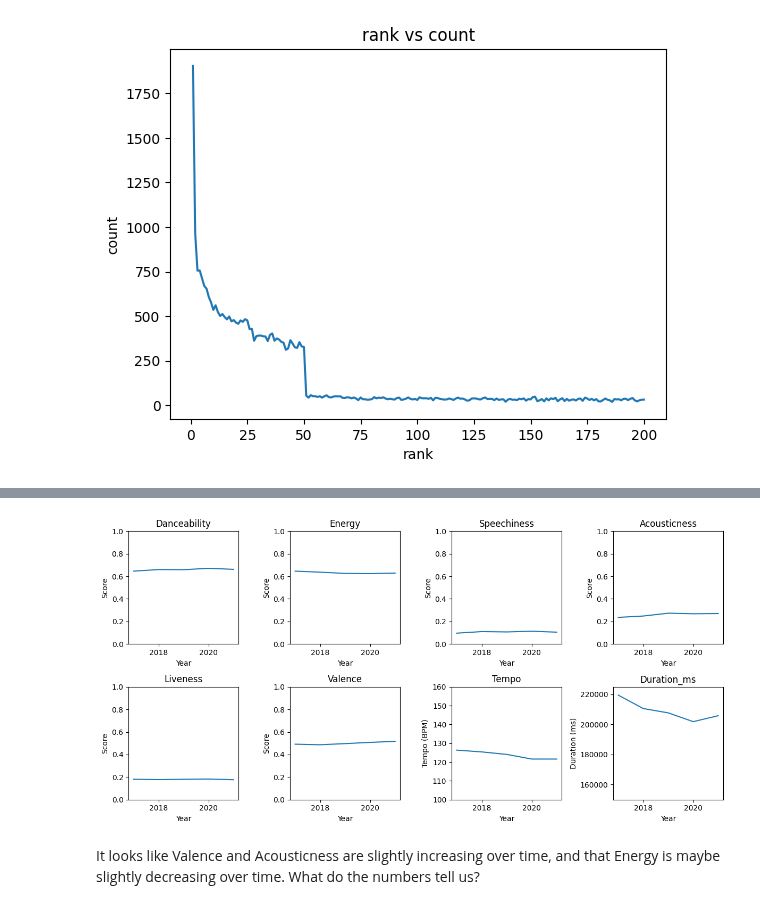
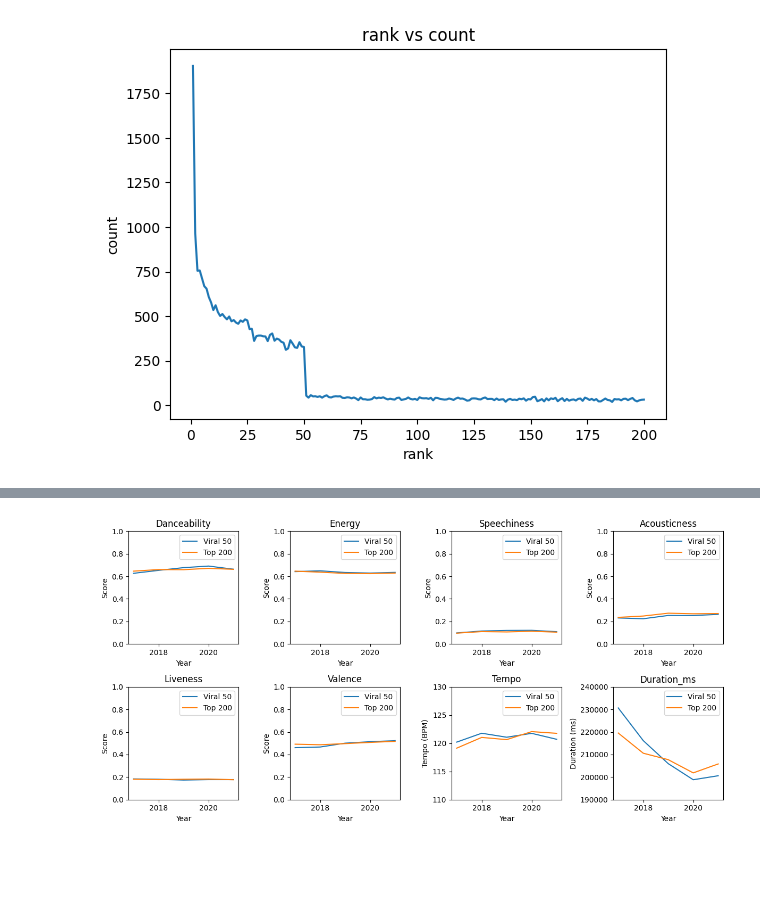
Before and after one commit to Joseph-Willem-Ricci/5450-final-project, a Jupyter notebook: CIS5450_Project.ipynb, the cells around one changed output, grey strips where cells are left out. Saved outputs shown, nothing was run; the diff lists cells and outputs as text; code cells hidden in the pictures; blank space fills up the shorter version.

````diff
--- a/CIS5450_Project.ipynb
+++ b/CIS5450_Project.ipynb
@@ -740,9 +746,11 @@ for col in cols:
   df_top200_features[col] = df_top200_features[col].apply(lambda x: float(x) / 100 if float(x) > 1 else float(x))
   df_viral50_features[col] = df_viral50_features[col].apply(lambda x: float(x) / 100 if float(x) > 1 else float(x))
 
-# convert any "bpm"s in the tempo columns
-df_top200_features['tempo'] = df_top200_features['tempo'].str.replace('bpm', '').astype(float)
-df_viral50_features['tempo'] = df_viral50_features['tempo'].str.replace('bpm', '').astype(float)
+# convert tempo column to float
+df_top200_features['tempo'] = df_top200_features['tempo'].apply(lambda x: float(x))
+df_top200_features['tempo'] = df_top200_features['tempo'].astype('float64')
+df_viral50_features['tempo'] = df_viral50_features['tempo'].apply(lambda x: float(x))
+df_viral50_features['tempo'] = df_viral50_features['tempo'].astype('float64')
 
 # convert format of duration columns in seconds to ms
 df_top200_features['duration_ms'] = df_top200_features['duration_ms'].apply(lambda x: int(x) * 1000 if int(x) < 10000 else int(x))
@@ -1041,16 +1046,16 @@ def extract_spacy_data(song):
 # %% [markdown]
 This code takes ~30 minute to run. The lyrics are broken down into word types and stored in the ```df_lyrics``` dataframe.
 # %%
-# track time to run as it's a function that takes awhile to run
-start_time = datetime.now()
-print("Started at {}".format(start_time))
+# # track time to run as it's a function that takes awhile to run
+# start_time = datetime.now()
+# print("Started at {}".format(start_time))
 
-# load spacy nlp
-nlp = spacy.load('en_core_web_sm')
-# extract different word types
-df_lyrics[['verbs', 'nouns', 'adverbs']] = df_lyrics['lyrics'].apply(lambda x: pd.Series(extract_spacy_data(x)))
+# # load spacy nlp
+# nlp = spacy.load('en_core_web_sm')
+# # extract different word types
+# df_lyrics[['verbs', 'nouns', 'adverbs']] = df_lyrics['lyrics'].apply(lambda x: pd.Series(extract_spacy_data(x)))
 
-# print time to complete
-end_time = datetime.now()
-print("\nCompleted at {}".format(end_time))
-print("Total time to collect method 2: {}".format(end_time - start_time))
+# # print time to complete
+# end_time = datetime.now()
+# print("\nCompleted at {}".format(end_time))
+# print("Total time to collect method 2: {}".format(end_time - start_time))
@@ -1266,28 +1254,31 @@ top200_average_features.head()  # TODO: fix this. tempo not projecting from top2
 # %%
+# Lets get the average audio feature in every country in every year
+viral50_average_features = df_viral50_features[['Year', 'danceability', 'energy', 'speechiness', 'acousticness', 'liveness', 'valence', 'tempo', 'duration_ms']].groupby(by=['Year'], as_index=False).mean().round(3)
+top200_average_features = df_top200_features[['Year', 'danceability', 'energy', 'speechiness', 'acousticness', 'liveness', 'valence', 'tempo', 'duration_ms']].groupby(by=['Year'], as_index=False).mean().round(3)
+
 # define the size of each subplot
 fig, axes = plt.subplots(nrows=2, ncols=4, figsize=(12, 6))
 
 # iterate through each feature and plot it in a subplot
 for i, feature in enumerate(['danceability', 'energy', 'speechiness', 'acousticness', 'liveness', 'valence', 'tempo', 'duration_ms']):
     ax = axes[i//4, i%4]
-    top200_average_features.plot(x='Year', y=feature, ax=ax)
+    viral50_average_features.plot(x='Year', y=feature, ax=ax, label='Viral 50')
+    top200_average_features.plot(x='Year', y=feature, ax=ax, label='Top 200')
     ax.set_title(feature.capitalize())
     ax.set_xlabel('Year')
     ax.set_ylabel('Score')
-    ax.legend().remove()
 
     if feature in ['danceability', 'energy', 'speechiness', 'acousticness', 'liveness', 'valence']:
         ax.set_ylim(0, 1)
     elif feature == 'tempo':
-        ax.set_ylim(100, 160)
+        ax.set_ylim(110, 130)
         ax.set_ylabel('Tempo (BPM)')
     elif feature == 'duration_ms':
-        ax.set_ylim(150000, 225000)
+        ax.set_ylim(190000, 240000)
         ax.set_ylabel('Duration (ms)')
 
 plt.tight_layout()
+plt.legend()
 plt.show()
 # %% [output]
-[figure, old version]
+[figure, new version]
-# %% [markdown]
-It looks like Valence and Acousticness are slightly increasing over time, and that Energy is maybe slightly decreasing over time. What do the numbers tell us?
````
Also changed, not shown: parts of 30 cells of this notebook.
